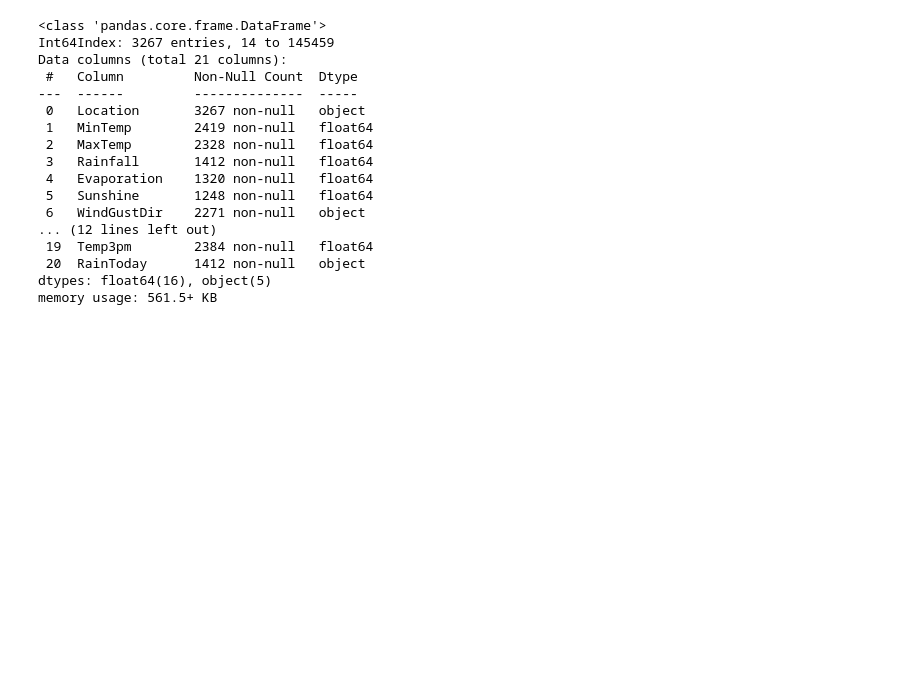
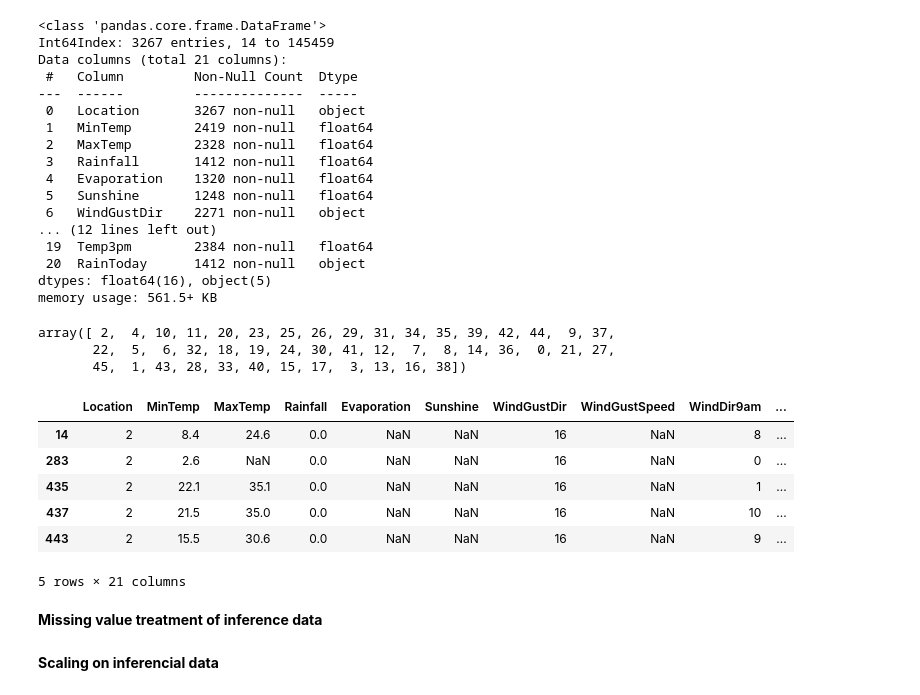
Before and after one commit to NileshCT/Linear_Regression_Modelling, a Jupyter notebook: ML_Classification_Modelling_WeatherAUS_.ipynb, the cells around one changed output. Saved outputs shown, nothing was run; the diff lists cells and outputs as text; code cells hidden in the pictures; blank space fills up the shorter version.

```diff
--- a/ML_Classification_Modelling_WeatherAUS_.ipynb
+++ b/ML_Classification_Modelling_WeatherAUS_.ipynb
@@ -334,0 +334,12 @@ x_known["Location"]=L_Encoder.fit_transform(x_known["Location"])
+# %%
+x_inference["Location"].unique()
+# %% [output]
+array([ 2,  4, 10, 11, 20, 23, 25, 26, 29, 31, 34, 35, 39, 42, 44,  9, 37,
+       22,  5,  6, 32, 18, 19, 24, 30, 41, 12,  7,  8, 14, 36,  0, 21, 27,
+       45,  1, 43, 28, 33, 40, 15, 17,  3, 13, 16, 38])
+# %%
+x_inference["WindGustDir"]=L_Encoder.fit_transform(x_inference["WindGustDir"])
+# %%
+x_inference["WindDir9am"]=L_Encoder.fit_transform(x_inference["WindDir9am"])
+# %%
+x_inference["WindDir3pm"]=L_Encoder.fit_transform(x_inference["WindDir3pm"])
@@ -334,0 +348,12 @@ x_known["Location"]=L_Encoder.fit_transform(x_known["Location"])
+# %%
+x_inference.head()
+# %% [output]
+|  | Location | MinTemp | MaxTemp | Rainfall | Evaporation | Sunshine | WindGustDir | WindGustSpeed | WindDir9am | ... |
+| 14 | 2 | 8.4 | 24.6 | 0.0 | NaN | NaN | 16 | NaN | 8 | ... |
+| 283 | 2 | 2.6 | NaN | 0.0 | NaN | NaN | 16 | NaN | 0 | ... |
+| 435 | 2 | 22.1 | 35.1 | 0.0 | NaN | NaN | 16 | NaN | 1 | ... |
+| 437 | 2 | 21.5 | 35.0 | 0.0 | NaN | NaN | 16 | NaN | 10 | ... |
+| 443 | 2 | 15.5 | 30.6 | 0.0 | NaN | NaN | 16 | NaN | 9 | ... |
+5 rows × 21 columns
+# %% [markdown]
+**Missing value treatment of inference data**
@@ -334,0 +362,2 @@ x_known["Location"]=L_Encoder.fit_transform(x_known["Location"])
+# %% [markdown]
+**Scaling on inferencial data**
```
Also changed, not shown: parts of 23 cells of this notebook.
